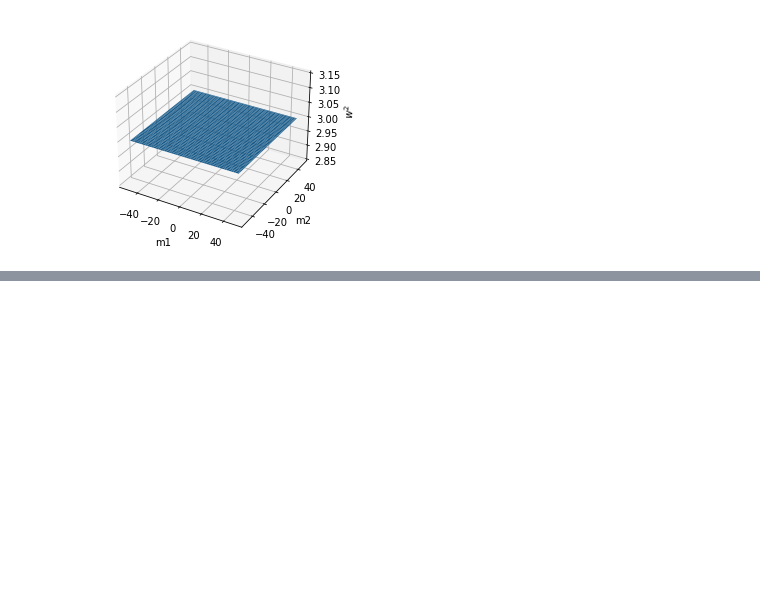
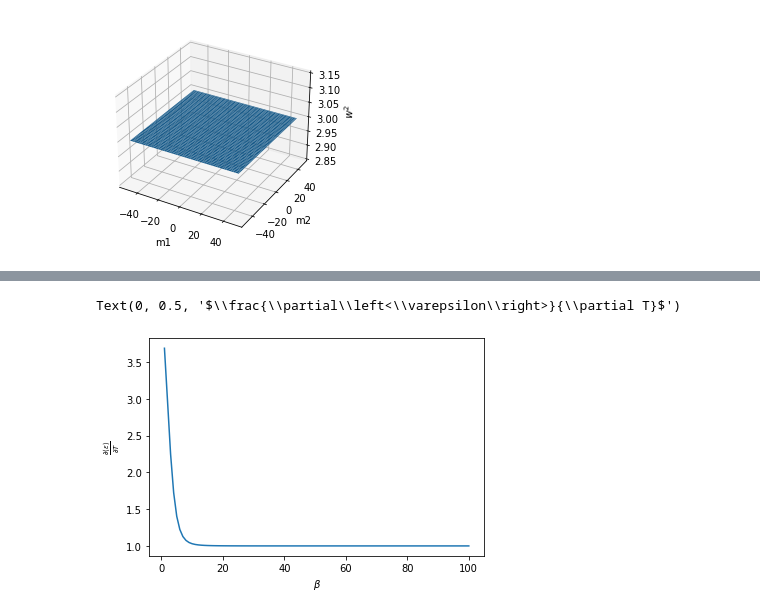
Before and after one commit to FlipperCoin/solid-state, a Jupyter notebook: hw3/hw3.ipynb, the cells around one changed output, grey strips where cells are left out. Cells and saved outputs as stored; diff of their text form; code cells hidden in the pictures; blank space fills up the shorter version.

```diff
--- a/hw3/hw3.ipynb
+++ b/hw3/hw3.ipynb
@@ -155,0 +155,7 @@ Text(0, 0.5, '$\\left<\\varepsilon\\right>$')
+# %%
+specific_heat = (w[..., None] * np.ones(100))**2/vol * beta[None, None, None, ...]**2 * np.exp(w_beta)/((np.exp(w_beta) - 1)**2)
+# %%
+for i in range(100):
+    specific_heat[:,:,:,i][np.isnan(specific_heat[:,:,:,i])] = 1/vol
+# %%
+specific_heat_per_beta = np.sum(specific_heat, (0,1,2))
@@ -155,0 +164,7 @@ Text(0, 0.5, '$\\left<\\varepsilon\\right>$')
+# %%
+fig = plt.plot(beta, specific_heat_per_beta)
+plt.xlabel(r'$\beta$')
+plt.ylabel(r'$\frac{\partial\left<\varepsilon\right>}{\partial T}$')
+# %% [output]
+Text(0, 0.5, '$\\frac{\\partial\\left<\\varepsilon\\right>}{\\partial T}$')
+[figure, added]
```
Also changed, not shown: parts of 14 cells of this notebook, 2 other files.
